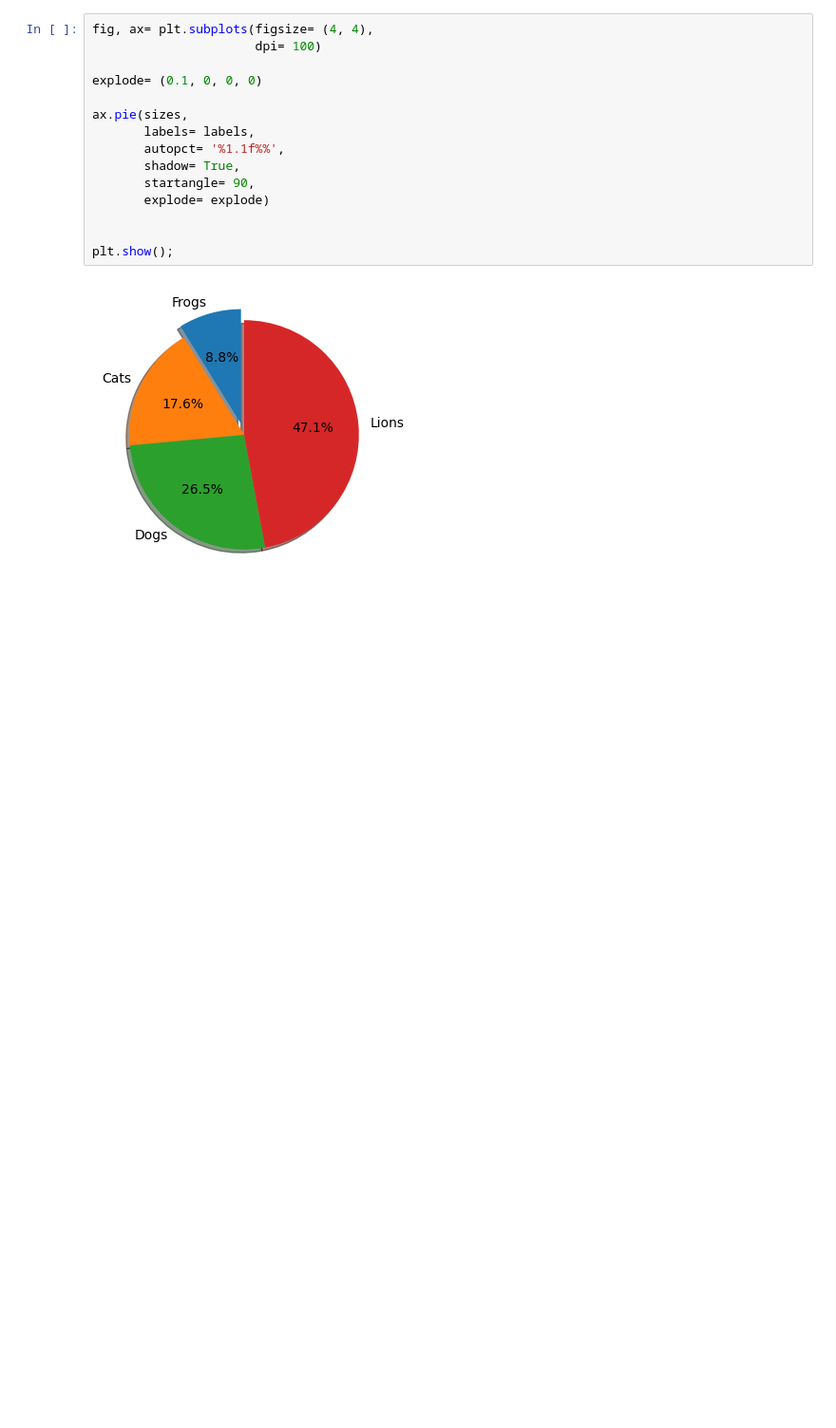
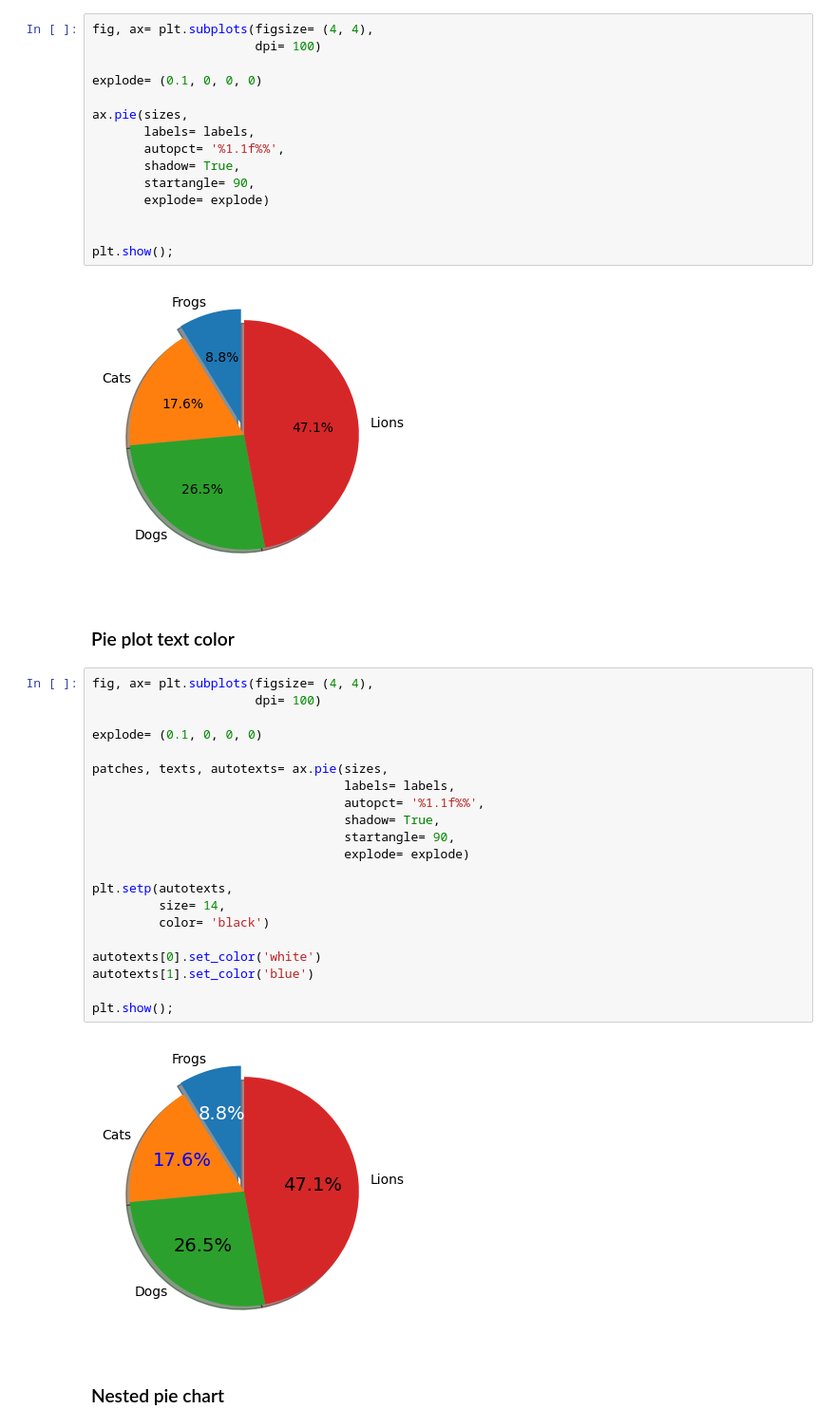
Before and after one commit to caiquemiranda/data-visualization-python, a Jupyter notebook: 05-matplotlib.ipynb, the cells around one changed output. Shown at 95% size. Drawn from its saved outputs; the diff is of its cells as text; blank space fills up the shorter version.

Commit message:
piplot-color

```diff
--- a/05-matplotlib.ipynb
+++ b/05-matplotlib.ipynb
@@ -272,3 +272,30 @@ ax.pie(sizes,
 plt.show();
 # %% [output]
 [figure]
+# %% [markdown]
+### Pie plot text color
+# %%
+fig, ax= plt.subplots(figsize= (4, 4),
+                      dpi= 100)
+
+explode= (0.1, 0, 0, 0)
+
+patches, texts, autotexts= ax.pie(sizes,
+                                  labels= labels,
+                                  autopct= '%1.1f%%',
+                                  shadow= True,
+                                  startangle= 90,
+                                  explode= explode)
+
+plt.setp(autotexts,
+         size= 14,
+         color= 'black')
+
+autotexts[0].set_color('white')
+autotexts[1].set_color('blue')
+
+plt.show();
+# %% [output]
+[figure, added]
+# %% [markdown]
+### Nested pie chart
```
